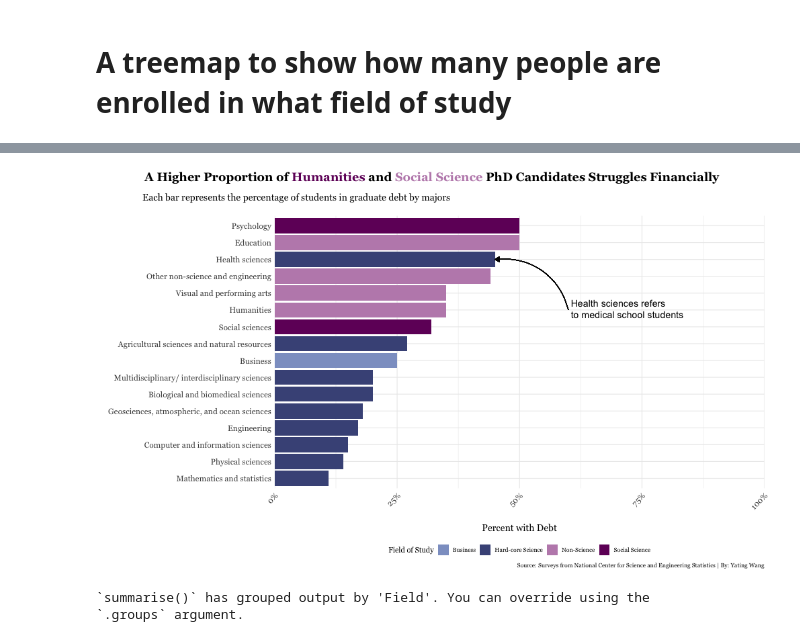
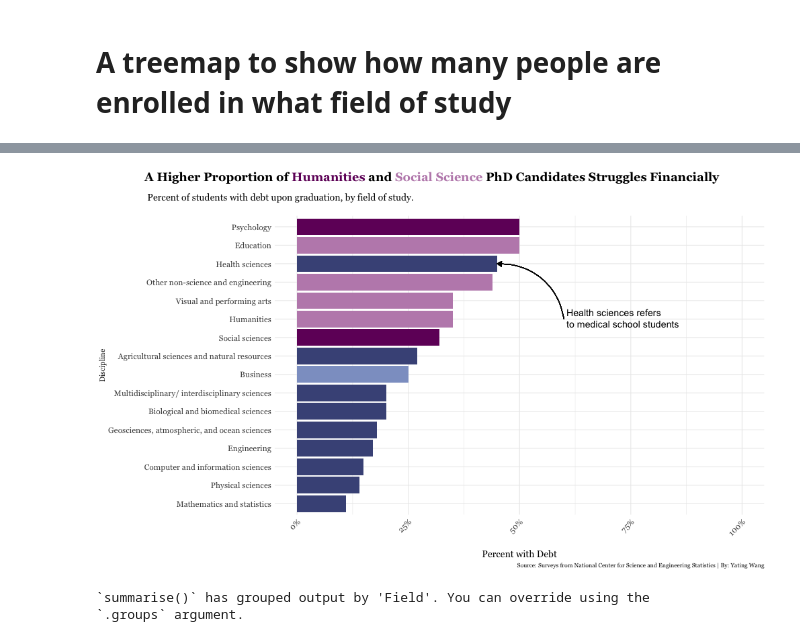
Before and after one commit to yatingw24/phd, a Jupyter notebook: ggplot_dist.ipynb, the cells around one changed output, grey strips where cells are left out. Saved outputs shown, nothing was run; the diff lists cells and outputs as text; code cells hidden in the pictures.

```diff
--- a/ggplot_dist.ipynb
+++ b/ggplot_dist.ipynb
@@ -406,42 +402,42 @@ customized_colors <- c(
 )
 
 barchart <- ggplot(data, aes(y = reorder(Major, Percent_debt), x = Percent_debt, fill = Field)) +
-    geom_bar(stat = "identity", show.legend = TRUE) +
+    geom_bar(stat = "identity") +
     scale_fill_manual(values = customized_colors) +
+
+    scale_x_continuous(limits = c(0, 1), labels = scales::percent_format(accuracy = 1)) +
 
     annotate("richtext", x = 0.60, y = "Humanities",
              label = "Health sciences refers <br>to medical school students",
              size = 5, color = "black", hjust = 0, fill = NA, label.color = NA) +
 
     geom_curve(aes(x = 0.60, y = "Humanities", xend = 0.45, yend = "Health sciences"),
                arrow = arrow(length = unit(0.1, "inches"), type = "closed"),
                color = "black", curvature = 0.4, size = 0.5) +
 
     labs(
     title = "A Higher Proportion of <span style='color:#711568;'>Humanities</span> and <span style='color:#bf8cb9;'>Social Science</span> PhD Candidates Struggles Financially",
-    subtitle = "Each bar represents the percentage of students in graduate debt by majors",
-    x = "Percent with Debt", y = "",
-    fill = "Field of Study",
+    subtitle = "Percent of students with debt upon graduation, by field of study.",
+    x = "Percent with Debt", y = "Discipline",
     caption = "Source: Surveys from National Center for Science and Engineering Statistics | By: Yating Wang"
 ) +
 theme_minimal() +
-scale_x_continuous(name = "Percent with Debt", limits = c(0, 1), expand = c(0, 0), labels = scales::percent) +
 theme(
     text = element_text(family = "Georgia"),
     axis.text.x = element_text(angle = 45, hjust = 1),
     plot.title = element_markdown(size = 18, hjust = 0.5, face = "bold", margin = margin(b = 15)),
     plot.subtitle = element_text(size = 14, hjust = 0.12, margin = margin(b = 20)),
     axis.title.x = element_text(size = 14, margin = margin(t = 20)),
     axis.text = element_text(size = 12),
-    legend.position = "bottom",
     plot.title.position = "plot",
     plot.background = element_rect(fill = "white", color = NA),
     panel.background = element_rect(fill = "white", color = NA),
+    legend.position = "none"  # Drop the legend
 )
 
 barchart
 # %% [output]
-[figure, old version]
+[figure, new version]
 # %%
 %%R
 
```
Also changed, not shown: parts of 2 cells of this notebook, 1 other file.
